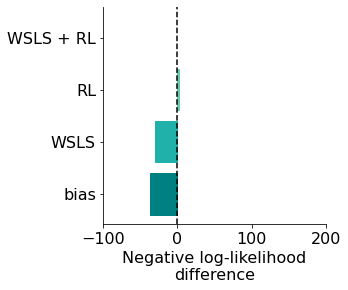
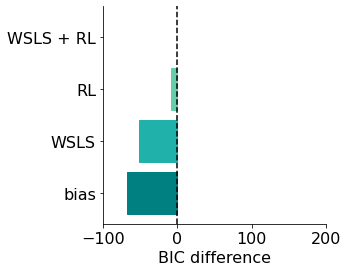
The notebook cell's code change between the first figure and the second:
--- before
+++ after
@@ -1,11 +1,11 @@
-# Plot the NLL for the model comparison in the CK
+# Plot the BIC for the model comparison in the CK
 fig, ax = plt.subplots(figsize=(4,4))
 num_models = 4
-model_fits = np.asarray([9904.34, 9910.88, 9942.36, 9940.44])-9940.44
+model_fits = np.asarray([9915.08, 9932.36, 9974.58, 9983.4])-9983.4
 
 barlist = ax.barh(range(num_models),model_fits, color='lightsteelblue')
 ax.set_yticks(range(num_models))
 ax.set_yticklabels(labels=['bias', 'WSLS', 'RL', 'WSLS + RL'])
-ax.set_xlabel('Negative log-likelihood\ndifference')
+ax.set_xlabel('BIC difference')
 ax.set_xlim(-100,200)
 ax.set_xticks([-100, 0, 100, 200])
@@ -18,3 +18,3 @@
 barlist[2].set_color('mediumaquamarine')
 
-plt.savefig('model_CK.png', format='png', dpi=1000,bbox_inches = 'tight')
+# plt.savefig('model_CK.png', format='png', dpi=1000,bbox_inches = 'tight')

Commit: model fitting updates